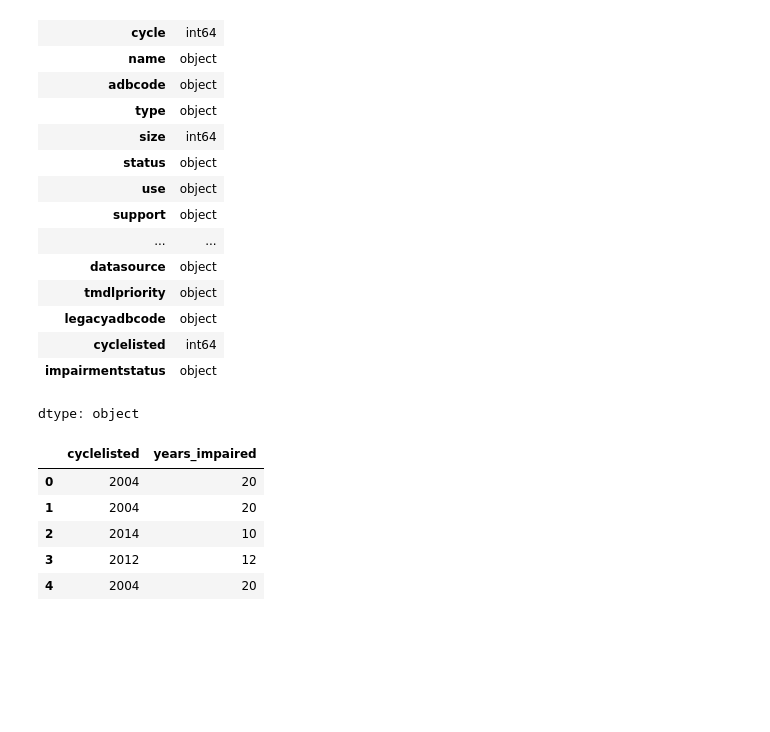
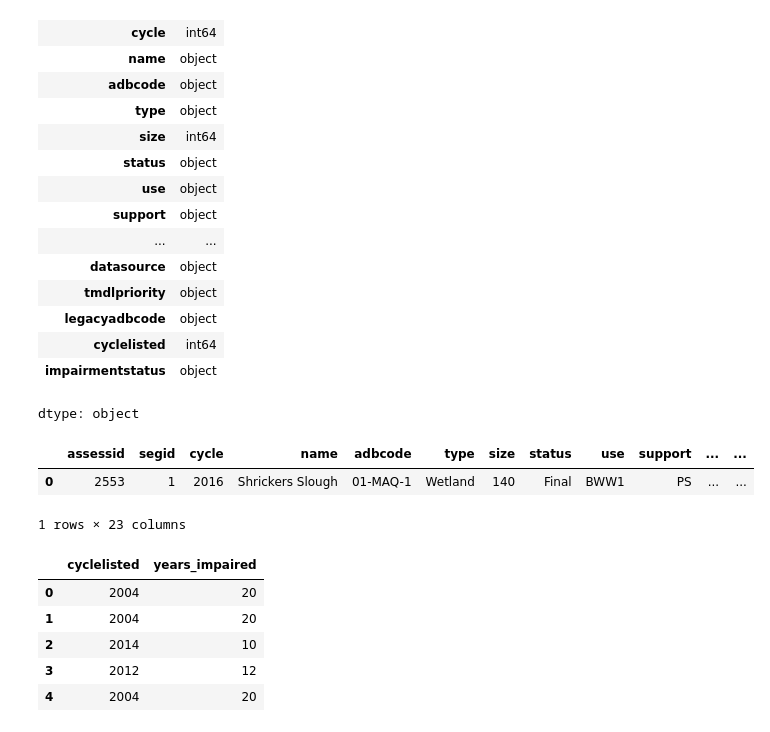
Before and after one commit to mocorderos/Water_Impair_Iowa, a Jupyter notebook: ImpairedWaterListFeb25.ipynb, the cells around one changed output. Drawn from its saved outputs; the diff is of its cells as text; code cells hidden in the pictures; blank space fills up the shorter version.

```diff
--- a/ImpairedWaterListFeb25.ipynb
+++ b/ImpairedWaterListFeb25.ipynb
@@ -202,6 +204,69 @@ tmdlpriority_map = {
 
 df['tmdlprioritydescription'] = df['tmdlpriority'].map(lambda x: tmdlpriority_map.get(x, 'Unknown'))
 # df.head(1)
+# %%
+# Create mapping dictionary for impairment classification
+impairment_map = {
+    'Bacteria: Indicator Bacteria- E. coli': 'E. coli',
+    'Fish Consumption Advisory: Mercury': 'Other',
+    'Biological: low aquatic macroinvertebrate IBI': 'Other',
+    'Biological: low fish & invert IBIs- cause unknown': 'Other',
+    'Algal Growth: Chlorophyll a': 'Connection with Fertilizer (chemical and manure)',
+    'pH': 'Other',
+    'Biological: low fish IBI': 'Other',
+    'Organic Enrichment: Low Dissolved Oxygen': 'Connection with Fertilizer (chemical and manure)',
+    'Fish Kill: Caused By Animal Waste': 'CAFO Connection',
+    'Fish Kill: Due To Unknown Toxicity': 'Other',
+    'Turbidity': 'Other',
+    'Biological: loss of native mussel species': 'Other',
+    'Turbidity: Secchi Disk Transparency': 'Link with agriculture',
+    'Turbidity: Suspended Solids': 'Link with agriculture',
+    'Fish Kill: Caused By Fertilizer Spill': 'Connection with Fertilizer (chemical and manure)',
+    'Temperature: Thermal Modifications': 'Other',
+    'Fish Kill: Caused By Pesticides': 'Connection with Pesticides',
+    'Metals: Aluminum': 'Other',
+    'Wastewater': 'Other',
+    'Metals: Selenium': 'Other',
+    'Toxic Organics: Priority Organics': 'Other',
+    'Toxic Inorganics: Ammonia': 'Connection with Fertilizer (chemical and manure)',
+    'Biological: low Biological Integrity': 'Other',
+    'Bacteria: Indicator Bacteria- fecal coliform': 'Other',
+    'pH- High': 'Other',
+    'Fish Consumption Advisory: PCBs': 'Other',
+    'Fish Kill: Caused By Fuel Spill': 'Other',
+    'Fish Kill: Caused By Chlorine': 'Other',
+    'Metals: Chromium': 'Other',
+    'Turbidity: Siltation/Turbidity': 'Other',
+    'Fish Kill: Caused By Silage Runoff': 'Other',
+    'Toxic Organics: Coal Tar': 'Other',
+    'Temperature: Water': 'Other',
+    'Fish Kill: Caused By Other': 'Other',
+    'Fish Kill: Caused By Organic Enrichment/Low Dissolved Oxygen': 'Connection with Fertilizer (chemical and manure)',
+    'Dissolved Solids: Chloride': 'Other',
+    'Fish Kill: Due To Natural Causes': 'Other',
+    'Fish Kill: Caused By Wastewater': 'Other',
+    'Fish Kill: Caused By Spill': 'Other',
+    'Algal Growth: Cyanobacteria': 'Connection with Fertilizer (chemical and manure)',
+    'Toxic Organics: PCBs': 'Other',
+    'Sedimentation/Siltation': 'Other',
+    'Metals: Mercury': 'Other',
+    'Fish Kill: Caused By Ammonia': 'Connection with Fertilizer (chemical and manure)',
+    'Fish Kill: Cause Unknown': 'Other',
+    'Pesticides': 'Connection with Pesticides',
+    'Metals: Copper': 'Other',
+    'Fish Kill: Caused By Petroleum Spill': 'Other',
+    'Aesthetics: Aesthetically Objectionable Conditions': 'Other'
+}
+
+# Mapping impairment descriptions to classification
+df['impairment_classification'] = df['impairment'].map(lambda x: impairment_map.get(x, 'Unknown'))
+
+# Checking the result
+df.head(1)
+# %% [output]
+|  | assessid | segid | cycle | name | adbcode | type | size | status | use | support | ... | ... |
+| 0 | 2553 | 1 | 2016 | Shrickers Slough | 01-MAQ-1 | Wetland | 140 | Final | BWW1 | PS | ... | ... |
+1 rows × 23 columns
 # %%
 # Create a new column to determine how many years a segment has been impaired since its 'cyclelisted' year
 df['years_impaired'] = 2024 - df['cyclelisted']
```
Also changed, not shown: parts of 11 cells of this notebook.
